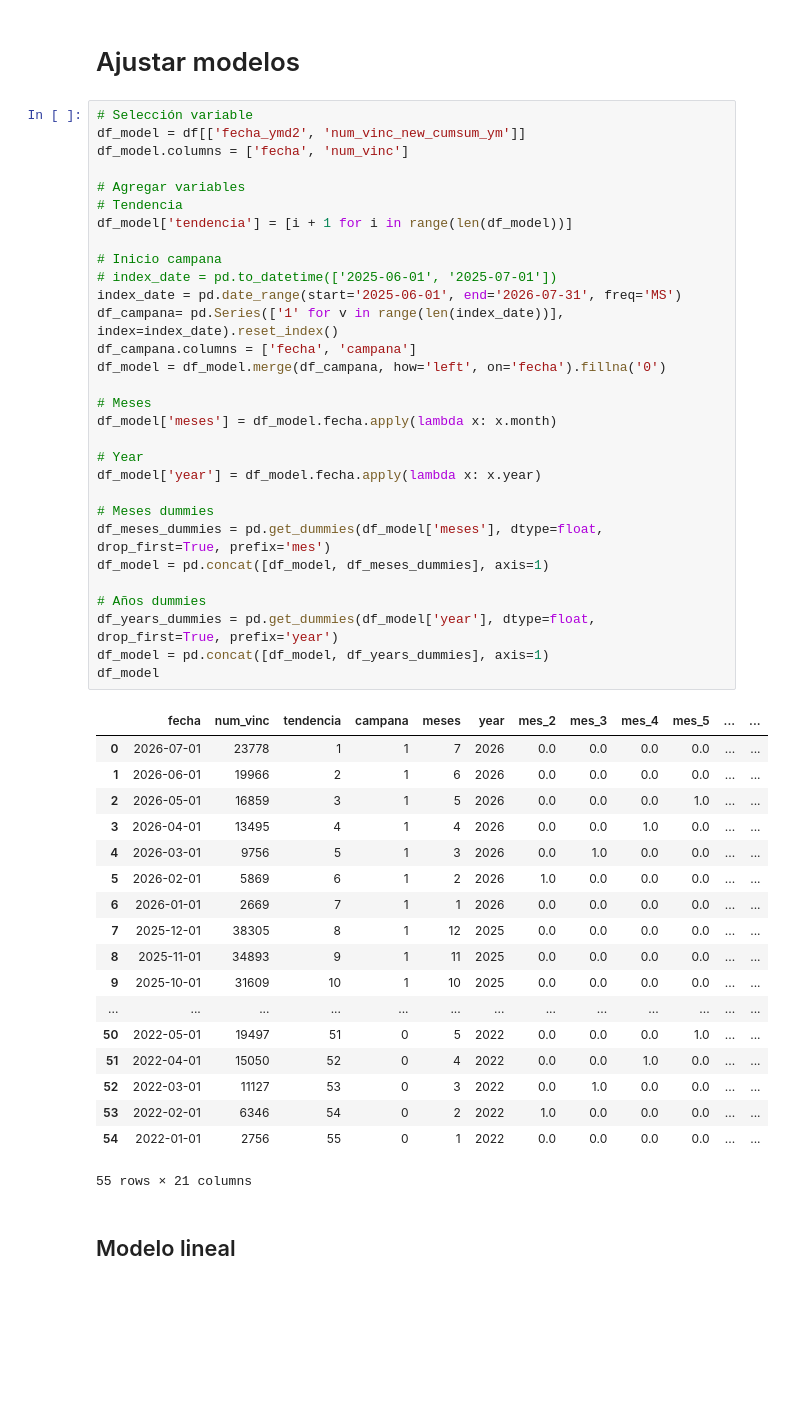
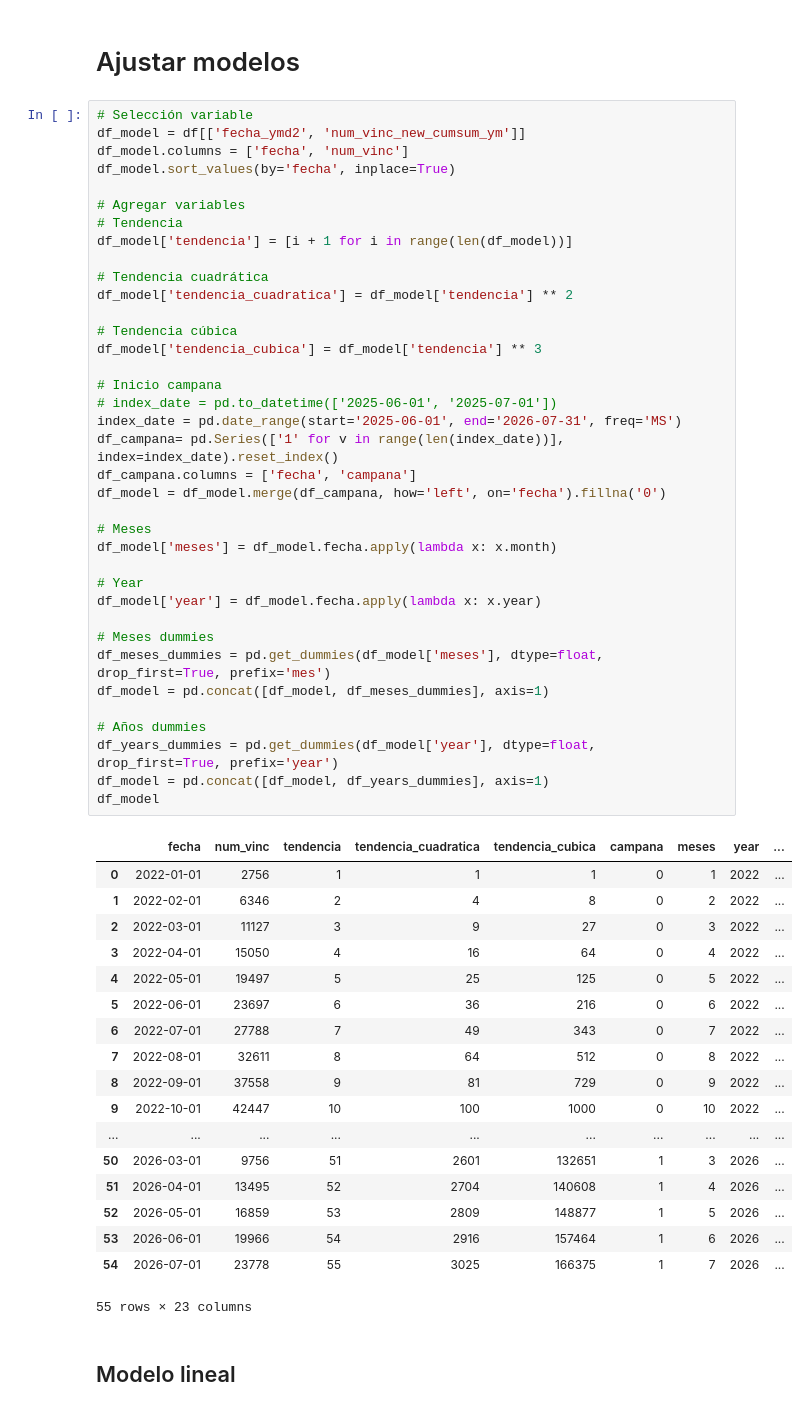
Before and after one commit to Santlond/ADQUIRENCIA_FERIA_EVA_github, a Jupyter notebook: data_analyisis_hist_vinc_y_uso_adqui_1_a_1.ipynb, the cells around one changed output. Saved outputs shown, nothing was run; the diff lists cells and outputs as text; blank space fills up the shorter version.

Commit message:
Modelo glm vinculaciones

```diff
--- a/data_analyisis_hist_vinc_y_uso_adqui_1_a_1.ipynb
+++ b/data_analyisis_hist_vinc_y_uso_adqui_1_a_1.ipynb
@@ -751,51 +752,58 @@ fig.show()
 # Selección variable
 df_model = df[['fecha_ymd2', 'num_vinc_new_cumsum_ym']]
 df_model.columns = ['fecha', 'num_vinc']
+df_model.sort_values(by='fecha', inplace=True)
 
 # Agregar variables
 # Tendencia
 df_model['tendencia'] = [i + 1 for i in range(len(df_model))]
+
+# Tendencia cuadrática
+df_model['tendencia_cuadratica'] = df_model['tendencia'] ** 2
+
+# Tendencia cúbica
+df_model['tendencia_cubica'] = df_model['tendencia'] ** 3
 
 # Inicio campana
 # index_date = pd.to_datetime(['2025-06-01', '2025-07-01'])
 index_date = pd.date_range(start='2025-06-01', end='2026-07-31', freq='MS')
 df_campana= pd.Series(['1' for v in range(len(index_date))], index=index_date).reset_index()
 df_campana.columns = ['fecha', 'campana']
 df_model = df_model.merge(df_campana, how='left', on='fecha').fillna('0')
 
 # Meses
 df_model['meses'] = df_model.fecha.apply(lambda x: x.month)
 
 # Year
 df_model['year'] = df_model.fecha.apply(lambda x: x.year)
 
 # Meses dummies
 df_meses_dummies = pd.get_dummies(df_model['meses'], dtype=float, drop_first=True, prefix='mes')
 df_model = pd.concat([df_model, df_meses_dummies], axis=1)
 
 # Años dummies
 df_years_dummies = pd.get_dummies(df_model['year'], dtype=float, drop_first=True, prefix='year')
 df_model = pd.concat([df_model, df_years_dummies], axis=1)
 df_model
 # %% [output]
-|  | fecha | num_vinc | tendencia | campana | meses | year | mes_2 | mes_3 | mes_4 | mes_5 | ... | ... |
-| 0 | 2026-07-01 | 23778 | 1 | 1 | 7 | 2026 | 0.0 | 0.0 | 0.0 | 0.0 | ... | ... |
-| 1 | 2026-06-01 | 19966 | 2 | 1 | 6 | 2026 | 0.0 | 0.0 | 0.0 | 0.0 | ... | ... |
-| 2 | 2026-05-01 | 16859 | 3 | 1 | 5 | 2026 | 0.0 | 0.0 | 0.0 | 1.0 | ... | ... |
-| 3 | 2026-04-01 | 13495 | 4 | 1 | 4 | 2026 | 0.0 | 0.0 | 1.0 | 0.0 | ... | ... |
-| 4 | 2026-03-01 | 9756 | 5 | 1 | 3 | 2026 | 0.0 | 1.0 | 0.0 | 0.0 | ... | ... |
-| 5 | 2026-02-01 | 5869 | 6 | 1 | 2 | 2026 | 1.0 | 0.0 | 0.0 | 0.0 | ... | ... |
-| 6 | 2026-01-01 | 2669 | 7 | 1 | 1 | 2026 | 0.0 | 0.0 | 0.0 | 0.0 | ... | ... |
-| 7 | 2025-12-01 | 38305 | 8 | 1 | 12 | 2025 | 0.0 | 0.0 | 0.0 | 0.0 | ... | ... |
-| 8 | 2025-11-01 | 34893 | 9 | 1 | 11 | 2025 | 0.0 | 0.0 | 0.0 | 0.0 | ... | ... |
-| 9 | 2025-10-01 | 31609 | 10 | 1 | 10 | 2025 | 0.0 | 0.0 | 0.0 | 0.0 | ... | ... |
-| ... | ... | ... | ... | ... | ... | ... | ... | ... | ... | ... | ... | ... |
-| 50 | 2022-05-01 | 19497 | 51 | 0 | 5 | 2022 | 0.0 | 0.0 | 0.0 | 1.0 | ... | ... |
-| 51 | 2022-04-01 | 15050 | 52 | 0 | 4 | 2022 | 0.0 | 0.0 | 1.0 | 0.0 | ... | ... |
-| 52 | 2022-03-01 | 11127 | 53 | 0 | 3 | 2022 | 0.0 | 1.0 | 0.0 | 0.0 | ... | ... |
-| 53 | 2022-02-01 | 6346 | 54 | 0 | 2 | 2022 | 1.0 | 0.0 | 0.0 | 0.0 | ... | ... |
-| 54 | 2022-01-01 | 2756 | 55 | 0 | 1 | 2022 | 0.0 | 0.0 | 0.0 | 0.0 | ... | ... |
+|  | fecha | num_vinc | tendencia | tendencia_cuadratica | tendencia_cubica | campana | meses | year | ... |
+| 0 | 2022-01-01 | 2756 | 1 | 1 | 1 | 0 | 1 | 2022 | ... |
+| 1 | 2022-02-01 | 6346 | 2 | 4 | 8 | 0 | 2 | 2022 | ... |
+| 2 | 2022-03-01 | 11127 | 3 | 9 | 27 | 0 | 3 | 2022 | ... |
+| 3 | 2022-04-01 | 15050 | 4 | 16 | 64 | 0 | 4 | 2022 | ... |
+| 4 | 2022-05-01 | 19497 | 5 | 25 | 125 | 0 | 5 | 2022 | ... |
+| 5 | 2022-06-01 | 23697 | 6 | 36 | 216 | 0 | 6 | 2022 | ... |
+| 6 | 2022-07-01 | 27788 | 7 | 49 | 343 | 0 | 7 | 2022 | ... |
+| 7 | 2022-08-01 | 32611 | 8 | 64 | 512 | 0 | 8 | 2022 | ... |
+| 8 | 2022-09-01 | 37558 | 9 | 81 | 729 | 0 | 9 | 2022 | ... |
+| 9 | 2022-10-01 | 42447 | 10 | 100 | 1000 | 0 | 10 | 2022 | ... |
+| ... | ... | ... | ... | ... | ... | ... | ... | ... | ... |
+| 50 | 2026-03-01 | 9756 | 51 | 2601 | 132651 | 1 | 3 | 2026 | ... |
+| 51 | 2026-04-01 | 13495 | 52 | 2704 | 140608 | 1 | 4 | 2026 | ... |
+| 52 | 2026-05-01 | 16859 | 53 | 2809 | 148877 | 1 | 5 | 2026 | ... |
+| 53 | 2026-06-01 | 19966 | 54 | 2916 | 157464 | 1 | 6 | 2026 | ... |
+| 54 | 2026-07-01 | 23778 | 55 | 3025 | 166375 | 1 | 7 | 2026 | ... |
-55 rows × 21 columns
+55 rows × 23 columns
 # %% [markdown]
 ## Modelo lineal
 # %%
```
Also changed, not shown: parts of 39 cells of this notebook.
